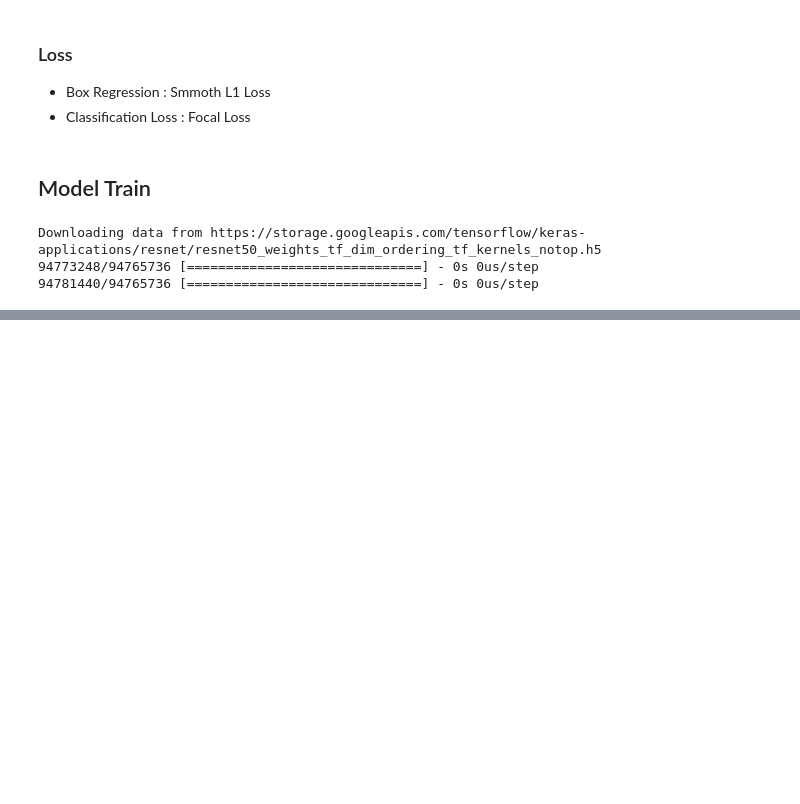
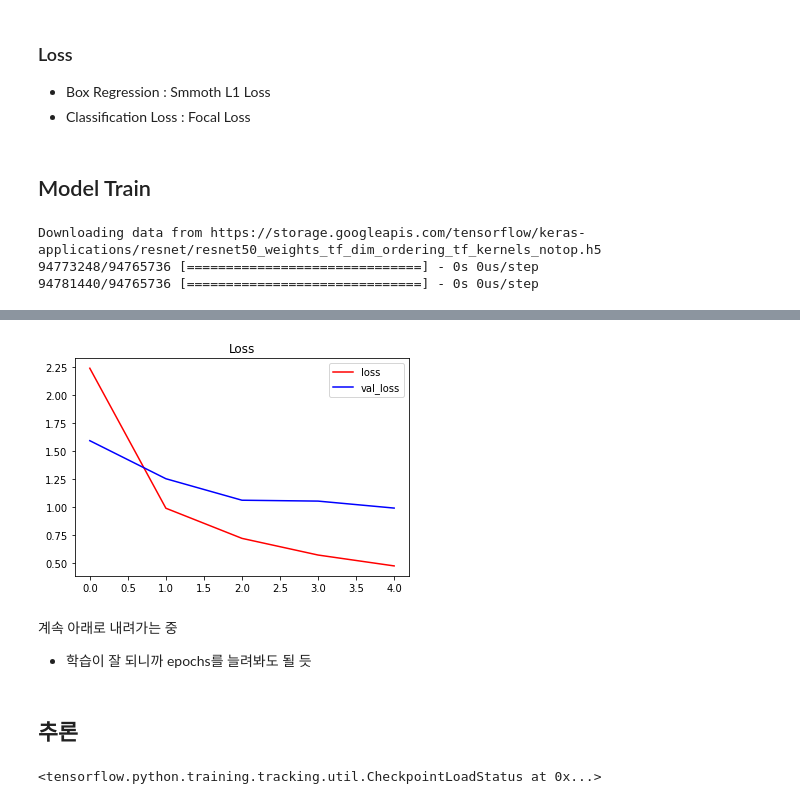
Before and after one commit to DevHDL/AIFFEL, a Jupyter notebook: Project/GoingDeeper-06/GoingDeeper06.ipynb, the cells around one changed output, grey strips where cells are left out. Cells and saved outputs as stored; diff of their text form; code cells hidden in the pictures; blank space fills up the shorter version.

```diff
--- a/Project/GoingDeeper-06/GoingDeeper06.ipynb
+++ b/Project/GoingDeeper-06/GoingDeeper06.ipynb
@@ -579,0 +595,11 @@ Epoch 2/5
+# %%
+plt.plot(history.history['loss'], 'r', label='loss')
+plt.plot(history.history['val_loss'], 'b', label='val_loss')
+plt.legend()
+plt.title('Loss')
+plt.show()
+# %% [output]
+[figure, added]
+# %% [markdown]
+계속 아래로 내려가는 중
+- 학습이 잘 되니까 epochs를 늘려봐도 될 듯
@@ -579,0 +613,2 @@ Epoch 2/5
+# %% [markdown]
+## 추론
@@ -579,0 +700,6 @@ Epoch 2/5
+# %%
+model_dir = './checkpoints/'
+latest_checkpoint = tf.train.latest_checkpoint(model_dir)
+model.load_weights(latest_checkpoint)
+# %% [output]
+<tensorflow.python.training.tracking.util.CheckpointLoadStatus at 0x...>
```
Also changed, not shown: parts of 11 cells of this notebook.
